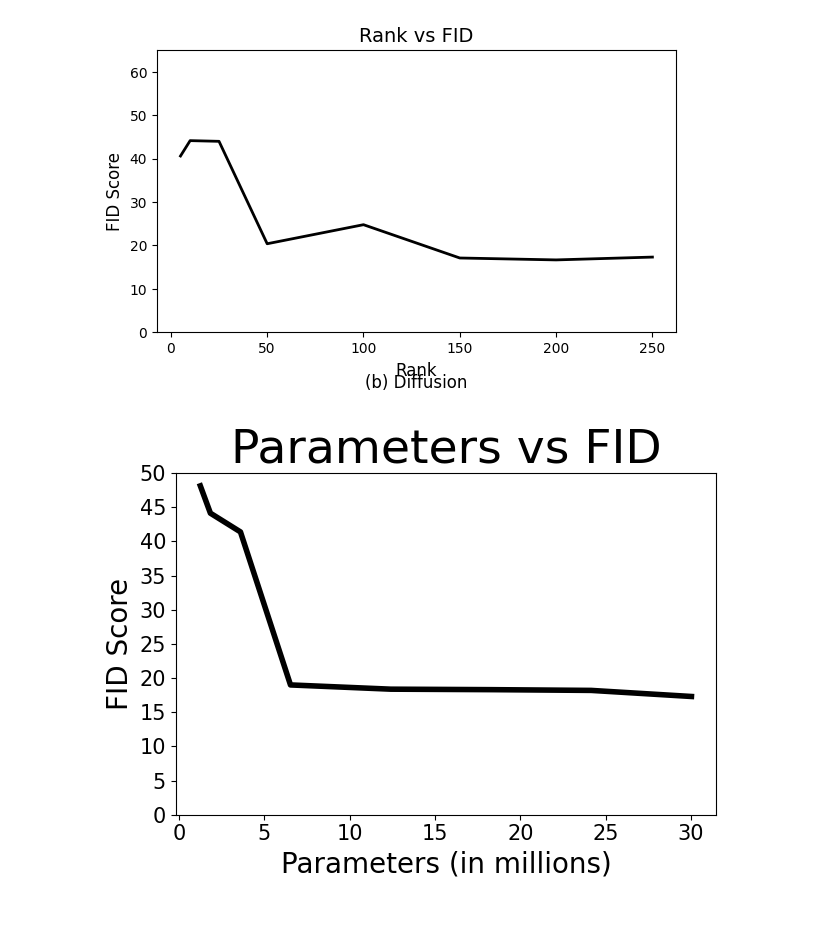
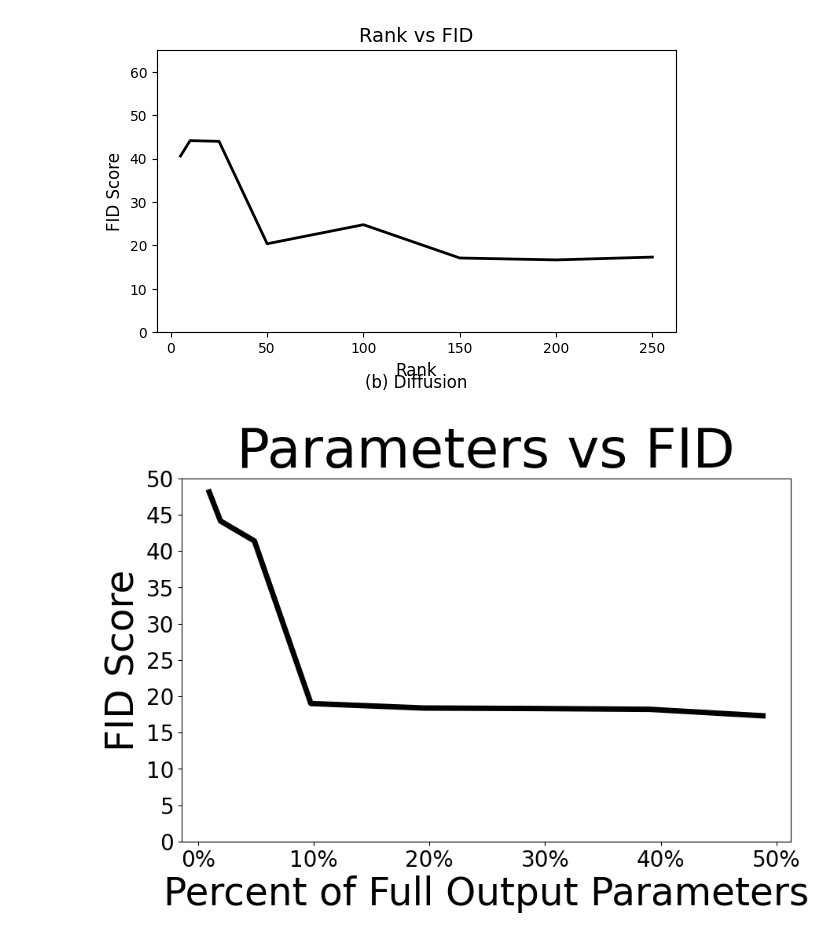
Before and after one commit to Pie115/GenTen-GAN-Diffusion, a Jupyter notebook: factor_model/plots.ipynb, the cells around one changed output. Drawn from its saved outputs; the diff is of its cells as text; code cells hidden in the pictures.

```diff
--- a/factor_model/plots.ipynb
+++ b/factor_model/plots.ipynb
@@ -64,22 +64,25 @@ plt.savefig("FID_Rank_Diffusion")
 # %% [output]
 [figure]
 # %%
-parameter_axis = [1.26, 1.85, 3.61, 6.54, 12.41, 18.28, 24.15, 30.02]
-
+parameter_axis = [((51 + 51 + 25)*r)/(51*51*25)*100 for r in [5, 10, 25, 50, 100, 150, 200, 250]]
 
 FID_axis = [48.12, 44.12, 41.38, 18.99, 18.37, 18.30, 18.19, 17.30]
 
-plt.plot(parameter_axis, FID_axis, color='black', linewidth=4)
-plt.xlabel('Parameters (in millions)', fontsize=20)
-plt.ylabel('FID Score', fontsize=20)
-plt.title('Parameters vs FID', fontsize=34)
-plt.xticks(fontsize=15)
-plt.yticks(np.arange(0, 51, 5), fontsize=15)
-plt.ylim(0, 50)
-plt.text(0.5, -0.18, None, ha='center', va='center', transform=plt.gca().transAxes, fontsize=12)
+plt.figure(figsize=(10, 6))
+plt.plot(parameter_axis, FID_axis, linewidth = 5, color = 'black')
+plt.ylim(bottom = 0)
 
-plt.tight_layout()
 
-plt.savefig("Diffusion_parameters_vs_FID")
+axis_font_size = 35
+plt.xlabel('Percent of Full Output Parameters', fontsize = axis_font_size)
+plt.ylabel('FID Score', fontsize = axis_font_size)
+plt.title('Parameters vs FID', fontsize = 50)
+
+tick_font_size = 20
+xticks = list(range(0, 50+1, 10))
+plt.xticks(xticks, labels = [f'{xt}%' for xt in xticks], fontsize = tick_font_size)
+plt.yticks(list(range(0, 50+1, 5)), fontsize=tick_font_size)
+
+plt.savefig("Diffusion_parameters_vs_FID", bbox_inches='tight', dpi=300)
 # %% [output]
-[figure, old version]
+[figure, new version]
```
Also changed, not shown: 4 other files.
